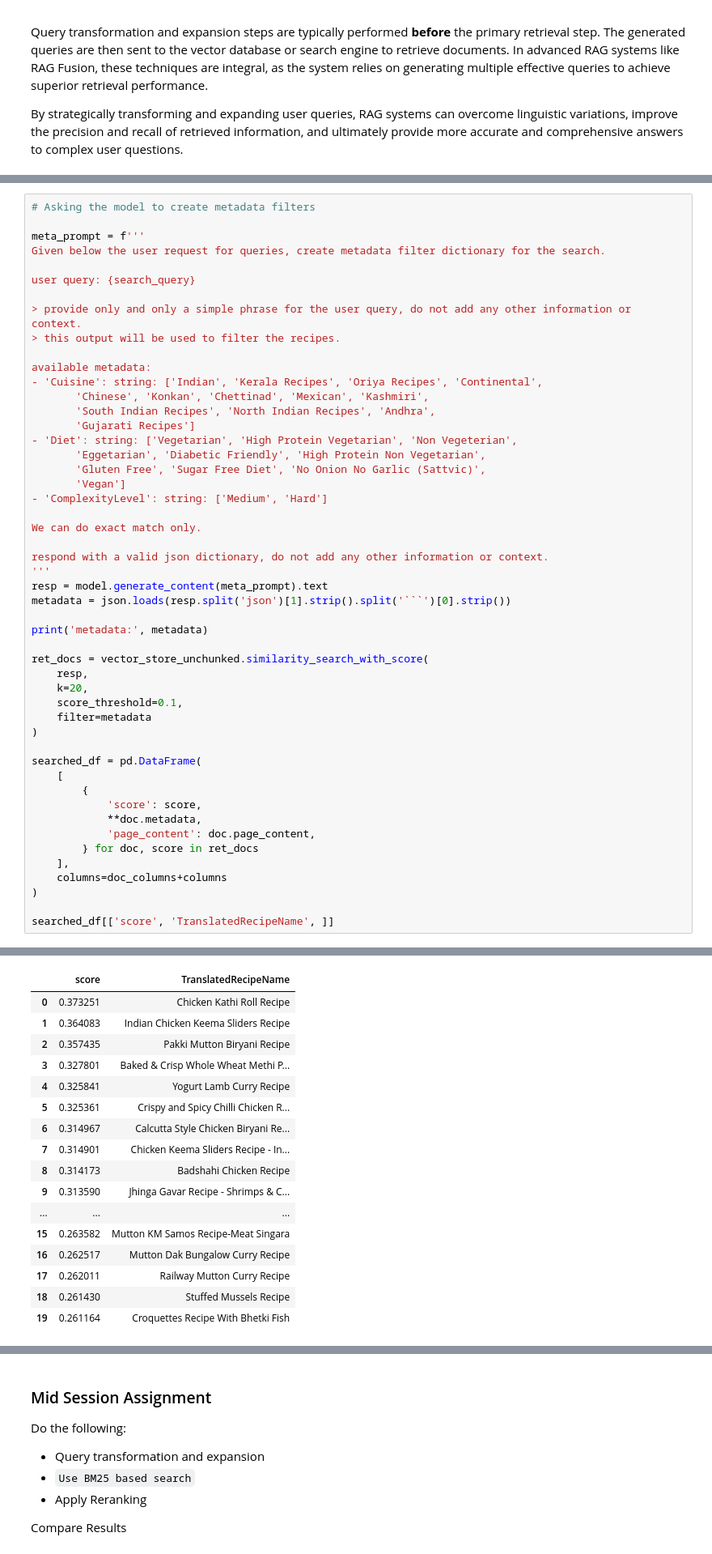
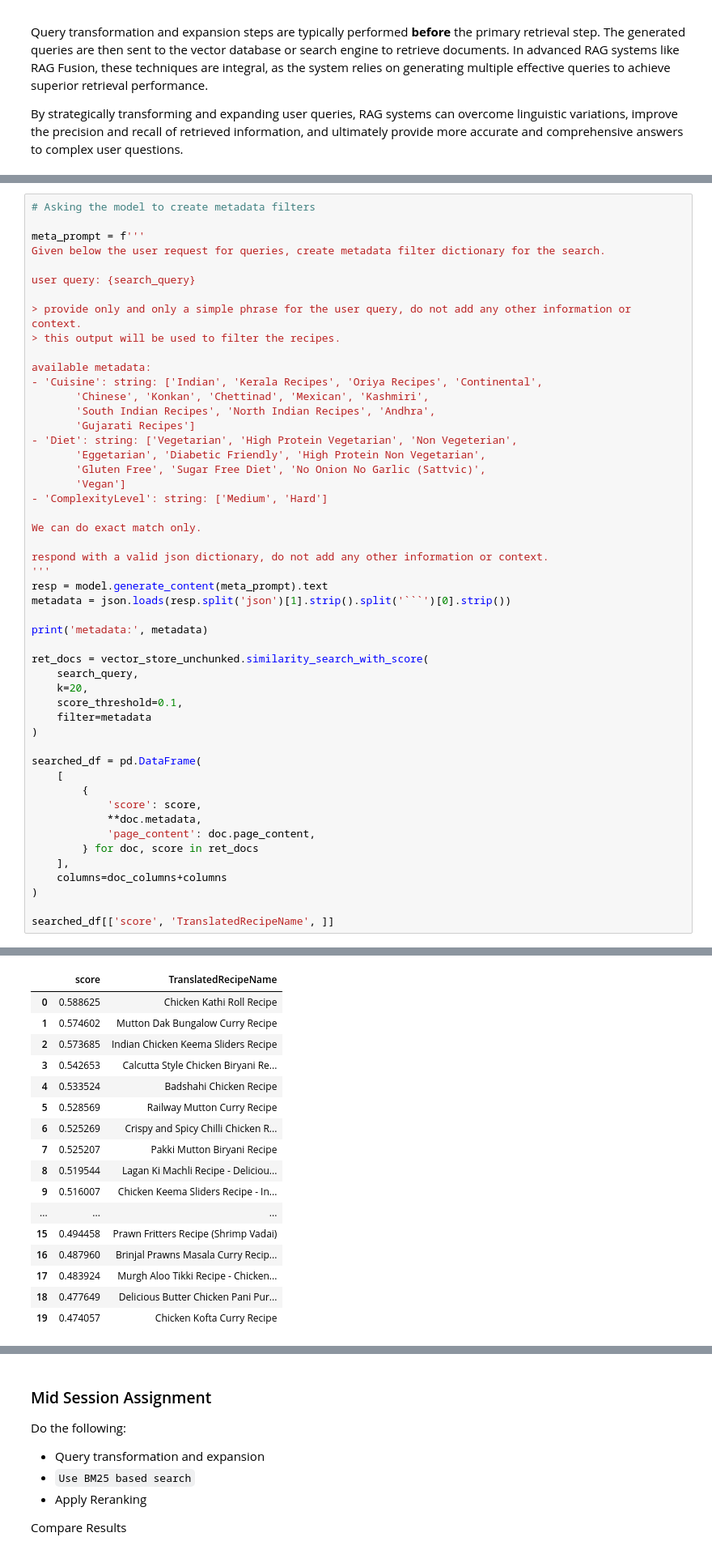
Before and after one commit to gauravkhapekar/GenAIEngineering-Cohort1, a Jupyter notebook: Week5/RagAdvanced.ipynb, the cells around one changed output, grey strips where cells are left out. Shown: that part at 81% size. Cells and saved outputs as stored; diff of their text form.

````diff
--- a/Week5/RagAdvanced.ipynb
+++ b/Week5/RagAdvanced.ipynb
@@ -944,50 +948,50 @@ available metadata:
 We can do exact match only.
 
 respond with a valid json dictionary, do not add any other information or context.
 '''
 resp = model.generate_content(meta_prompt).text
 metadata = json.loads(resp.split('json')[1].strip().split('```')[0].strip())
 
 print('metadata:', metadata)
 
 ret_docs = vector_store_unchunked.similarity_search_with_score(
-    resp,
+    search_query,
     k=20,
     score_threshold=0.1,
     filter=metadata
 )
 
 searched_df = pd.DataFrame(
     [
         {
             'score': score,
             **doc.metadata,
             'page_content': doc.page_content,
         } for doc, score in ret_docs
     ],
     columns=doc_columns+columns
 )
 
 searched_df[['score', 'TranslatedRecipeName', ]]
 # %% [output]
 metadata: {'Diet': 'Non Vegeterian', 'Cuisine': 'Indian'}
 |  | score | TranslatedRecipeName |
-| 0 | 0.373251 | Chicken Kathi Roll Recipe |
-| 1 | 0.364083 | Indian Chicken Keema Sliders Recipe |
-| 2 | 0.357435 | Pakki Mutton Biryani Recipe |
-| 3 | 0.327801 | Baked & Crisp Whole Wheat Methi P... |
-| 4 | 0.325841 | Yogurt Lamb Curry Recipe |
-| 5 | 0.325361 | Crispy and Spicy Chilli Chicken R... |
-| 6 | 0.314967 | Calcutta Style Chicken Biryani Re... |
-| 7 | 0.314901 | Chicken Keema Sliders Recipe - In... |
-| 8 | 0.314173 | Badshahi Chicken Recipe |
-| 9 | 0.313590 | Jhinga Gavar Recipe - Shrimps & C... |
+| 0 | 0.588625 | Chicken Kathi Roll Recipe |
+| 1 | 0.574602 | Mutton Dak Bungalow Curry Recipe |
+| 2 | 0.573685 | Indian Chicken Keema Sliders Recipe |
+| 3 | 0.542653 | Calcutta Style Chicken Biryani Re... |
+| 4 | 0.533524 | Badshahi Chicken Recipe |
+| 5 | 0.528569 | Railway Mutton Curry Recipe |
+| 6 | 0.525269 | Crispy and Spicy Chilli Chicken R... |
+| 7 | 0.525207 | Pakki Mutton Biryani Recipe |
+| 8 | 0.519544 | Lagan Ki Machli Recipe - Deliciou... |
+| 9 | 0.516007 | Chicken Keema Sliders Recipe - In... |
 | ... | ... | ... |
-| 15 | 0.263582 | Mutton KM Samos Recipe-Meat Singara |
-| 16 | 0.262517 | Mutton Dak Bungalow Curry Recipe |
-| 17 | 0.262011 | Railway Mutton Curry Recipe |
-| 18 | 0.261430 | Stuffed Mussels Recipe |
-| 19 | 0.261164 | Croquettes Recipe With Bhetki Fish |
+| 15 | 0.494458 | Prawn Fritters Recipe (Shrimp Vadai) |
+| 16 | 0.487960 | Brinjal Prawns Masala Curry Recip... |
+| 17 | 0.483924 | Murgh Aloo Tikki Recipe - Chicken... |
+| 18 | 0.477649 | Delicious Butter Chicken Pani Pur... |
+| 19 | 0.474057 | Chicken Kofta Curry Recipe |
 # %%
 # Asking the model to Break down the query into multiple subqueries and rerank
 
````
Also changed, not shown: parts of 16 cells of this notebook, 1 other file.
